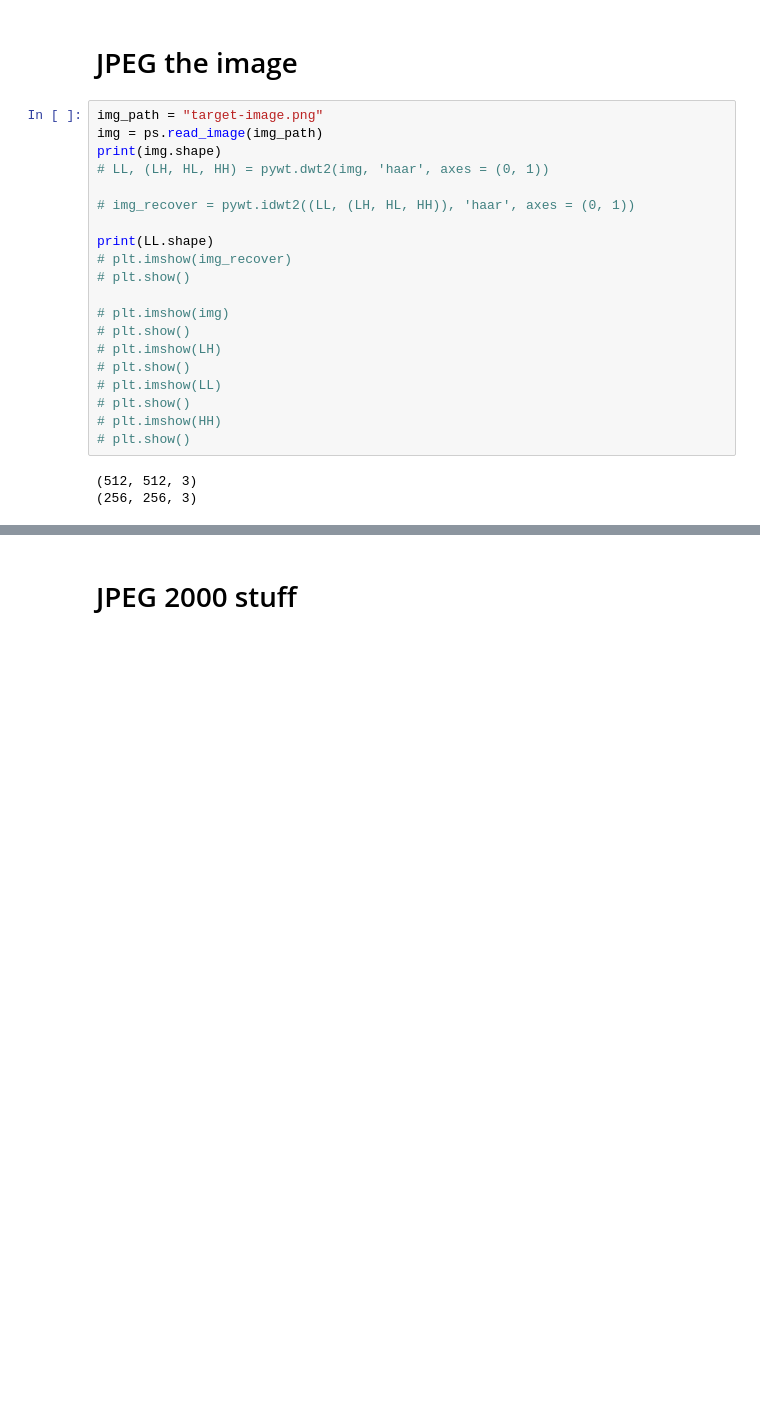
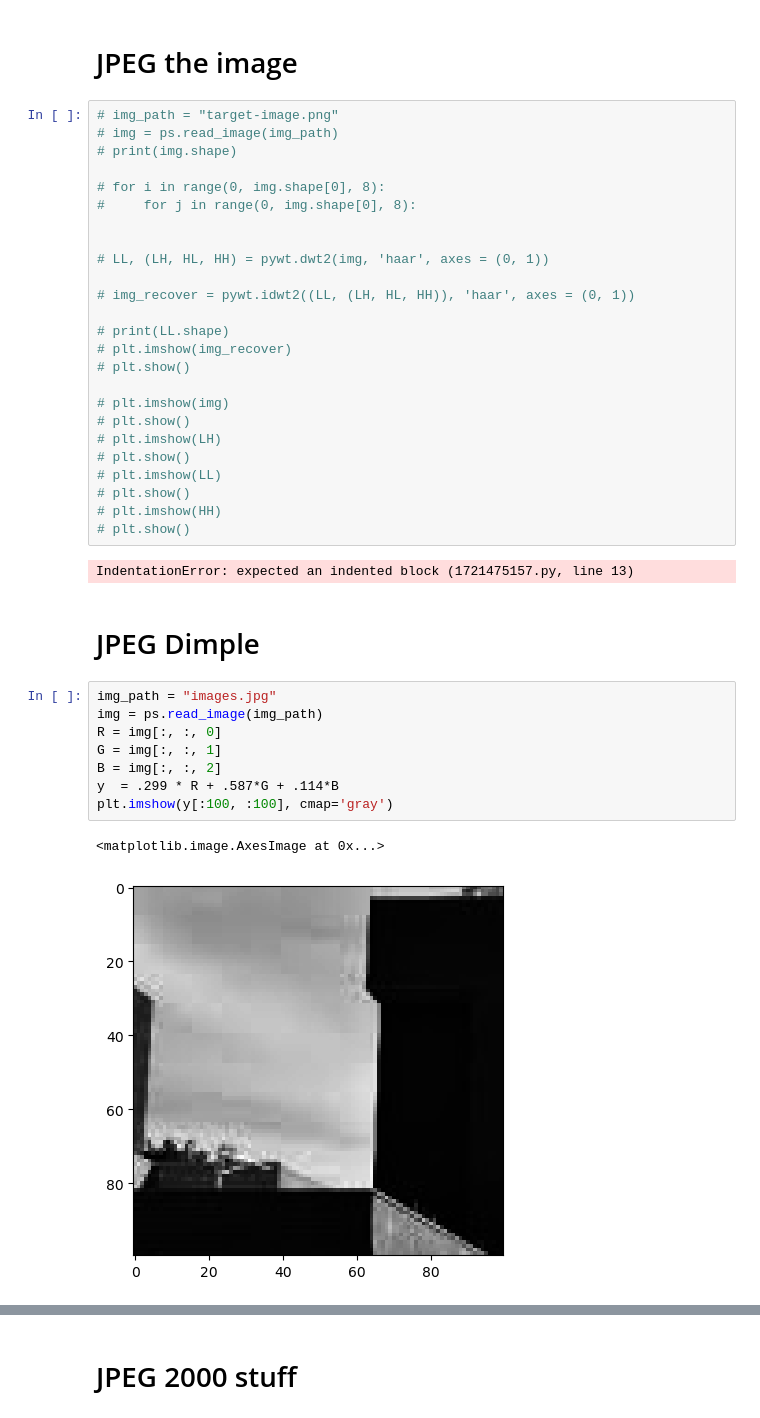
Before and after one commit to kevdodo/jpg-study, a Jupyter notebook: jpg_compress.ipynb, the cells around one changed output, grey strips where cells are left out. Saved outputs shown, nothing was run; the diff lists cells and outputs as text; blank space fills up the shorter version.

```diff
--- a/jpg_compress.ipynb
+++ b/jpg_compress.ipynb
@@ -130,14 +156,19 @@ print(N)
 # %% [markdown]
 # JPEG the image
 # %%
-img_path = "target-image.png"
-img = ps.read_image(img_path)
-print(img.shape)
+# img_path = "target-image.png"
+# img = ps.read_image(img_path)
+# print(img.shape)
+
+# for i in range(0, img.shape[0], 8):
+#     for j in range(0, img.shape[0], 8):
+
+
 # LL, (LH, HL, HH) = pywt.dwt2(img, 'haar', axes = (0, 1))
 
 # img_recover = pywt.idwt2((LL, (LH, HL, HH)), 'haar', axes = (0, 1))
 
-print(LL.shape)
+# print(LL.shape)
 # plt.imshow(img_recover)
 # plt.show()
 
@@ -150,5 +181,17 @@ print(LL.shape)
 # plt.imshow(HH)
 # plt.show()
 # %% [output]
-(512, 512, 3)
-(256, 256, 3)
+IndentationError: expected an indented block (1721475157.py, line 13)
+# %% [markdown]
+# JPEG Dimple
+# %%
+img_path = "images.jpg"
+img = ps.read_image(img_path)
+R = img[:, :, 0]
+G = img[:, :, 1]
+B = img[:, :, 2]
+y  = .299 * R + .587*G + .114*B
+plt.imshow(y[:100, :100], cmap='gray')
+# %% [output]
+<matplotlib.image.AxesImage at 0x...>
+[figure, added]
```
Also changed, not shown: parts of 10 cells of this notebook, 3 other files.
